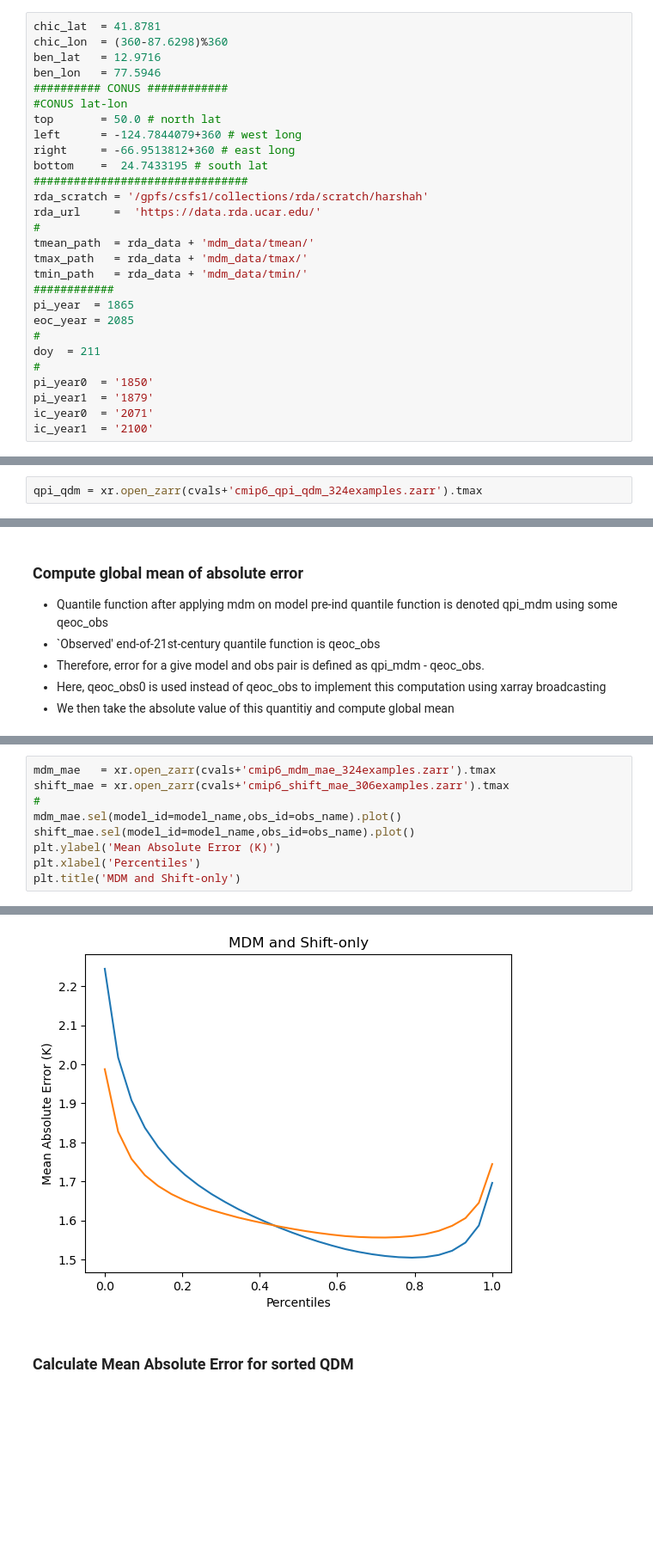
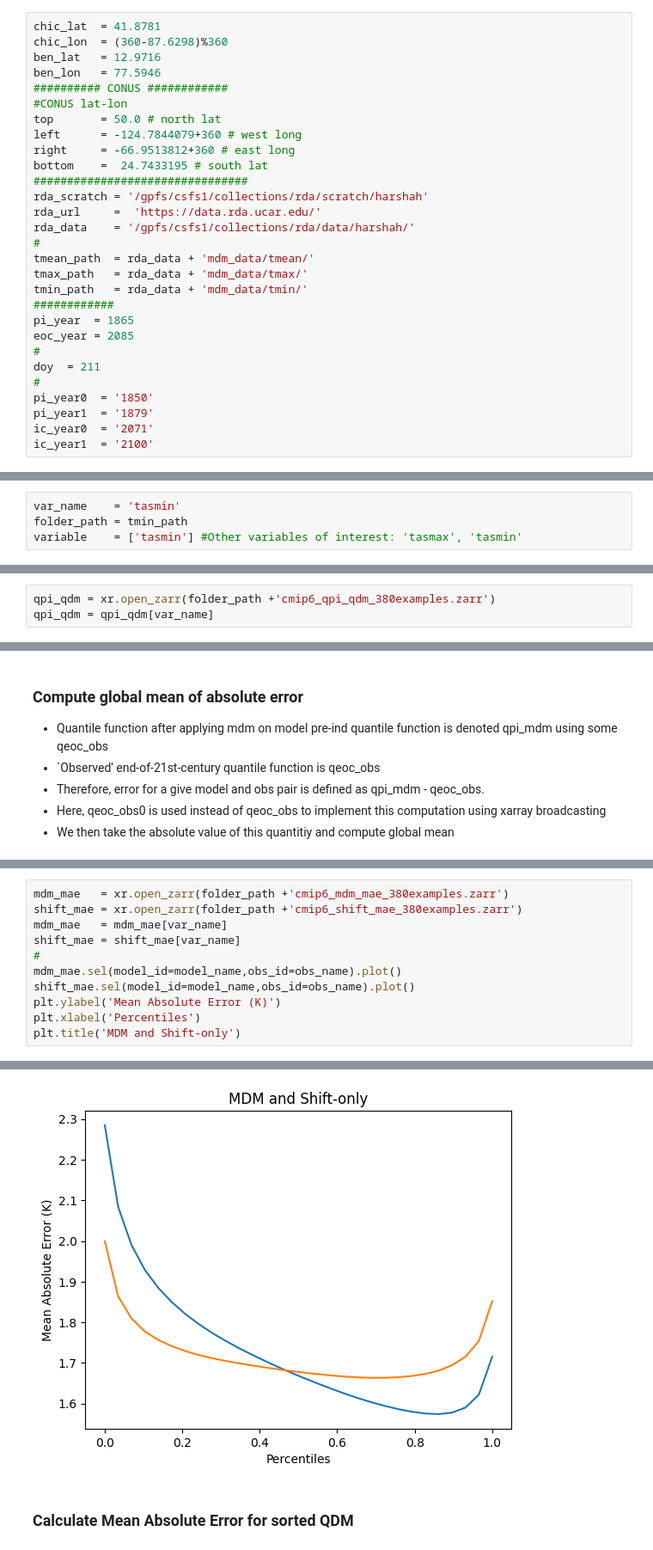
Before and after one commit to hrhampapura/moment_delta_mapping, a Jupyter notebook: notebooks/ncar_casper/07_inter_model_errors.ipynb, the cells around one changed output, grey strips where cells are left out. Shown at 86% size. Cells and saved outputs as stored; diff of their text form; blank space fills up the shorter version.

```diff
--- a/notebooks/ncar_casper/07_inter_model_errors.ipynb
+++ b/notebooks/ncar_casper/07_inter_model_errors.ipynb
@@ -36,6 +35,7 @@ bottom    =  24.7433195 # south lat
 ################################
 rda_scratch = '/gpfs/csfs1/collections/rda/scratch/harshah'
 rda_url     =  'https://data.rda.ucar.edu/'
+rda_data    = '/gpfs/csfs1/collections/rda/data/harshah/'
 #
 tmean_path  = rda_data + 'mdm_data/tmean/'
 tmax_path   = rda_data + 'mdm_data/tmax/'
@@ -157 +153,5 @@ def compute_quantiles(ds, quantiles=quants):
+# %%
+var_name    = 'tasmin'
+folder_path = tmin_path
+variable    = ['tasmin'] #Other variables of interest: 'tasmax', 'tasmin'
 # %%
@@ -513,5 +413,6 @@ Attributes: (0)
 # %%
-qpi_qdm = xr.open_zarr(cvals+'cmip6_qpi_qdm_324examples.zarr').tmax
+qpi_qdm = xr.open_zarr(folder_path +'cmip6_qpi_qdm_380examples.zarr')
+qpi_qdm = qpi_qdm[var_name]
 # %% [markdown]
 ## Select model and observations and plot
 # %%
@@ -768,15 +773,17 @@ Wall time: 27.4 µs
 # %%
-mdm_mae   = xr.open_zarr(cvals+'cmip6_mdm_mae_324examples.zarr').tmax
-shift_mae = xr.open_zarr(cvals+'cmip6_shift_mae_306examples.zarr').tmax
+mdm_mae   = xr.open_zarr(folder_path +'cmip6_mdm_mae_380examples.zarr')
+shift_mae = xr.open_zarr(folder_path +'cmip6_shift_mae_380examples.zarr')
+mdm_mae   = mdm_mae[var_name]
+shift_mae = shift_mae[var_name]
 #
 mdm_mae.sel(model_id=model_name,obs_id=obs_name).plot()
 shift_mae.sel(model_id=model_name,obs_id=obs_name).plot()
 plt.ylabel('Mean Absolute Error (K)')
 plt.xlabel('Percentiles')
 plt.title('MDM and Shift-only')
 # %% [output]
 Text(0.5, 1.0, 'MDM and Shift-only')
-[figure, old version]
+[figure, new version]
 # %% [markdown]
 ### Calculate Mean Absolute Error for sorted QDM
 # %%
```
Also changed, not shown: parts of 50 cells of this notebook, 1 other file.
